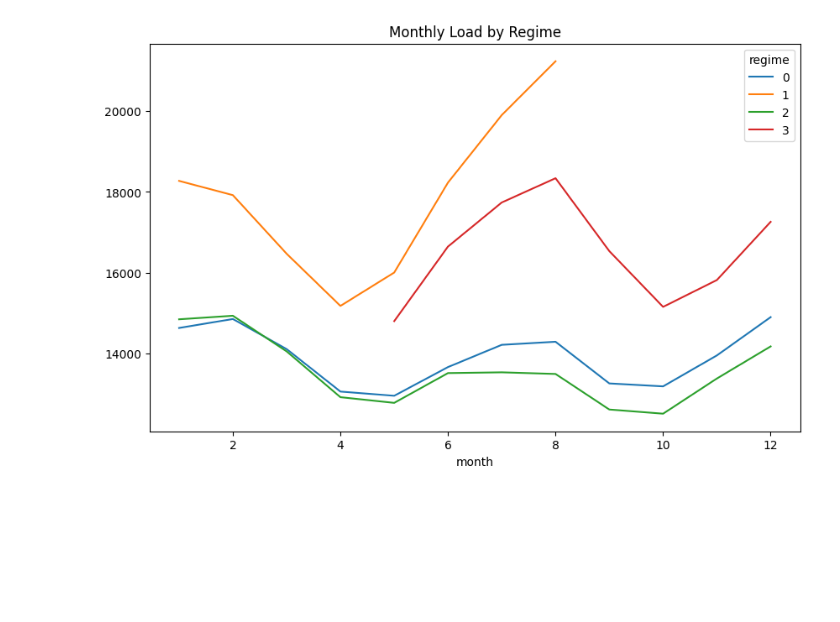
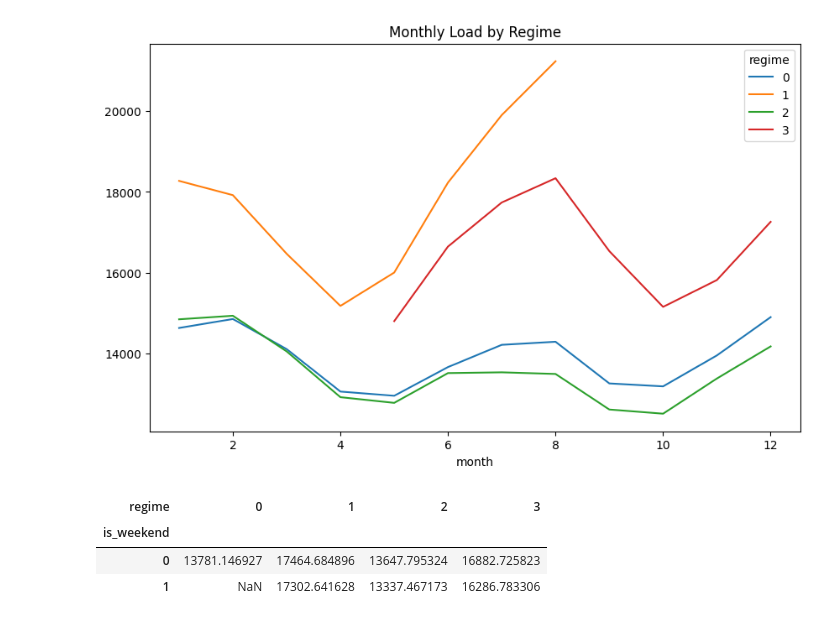
Before and after one commit to Nehemiahmageto/Car-Damage-Detection, a Jupyter notebook: new_model.ipynb, the cells around one changed output. Drawn from its saved outputs; the diff is of its cells as text; code cells hidden in the pictures; blank space fills up the shorter version.

```diff
--- a/new_model.ipynb
+++ b/new_model.ipynb
@@ -177,3 +177,10 @@ plt.title("Monthly Load by Regime")
 plt.show()
 # %% [output]
 [figure]
+# %%
+df.groupby(['is_weekend','regime'])['AEP_MW'].mean().unstack()
+# %% [output]
+| regime | 0 | 1 | 2 | 3 |
+| is_weekend |  |  |  |  |
+| 0 | 13781.146927 | 17464.684896 | 13647.795324 | 16882.725823 |
+| 1 | NaN | 17302.641628 | 13337.467173 | 16286.783306 |
```
